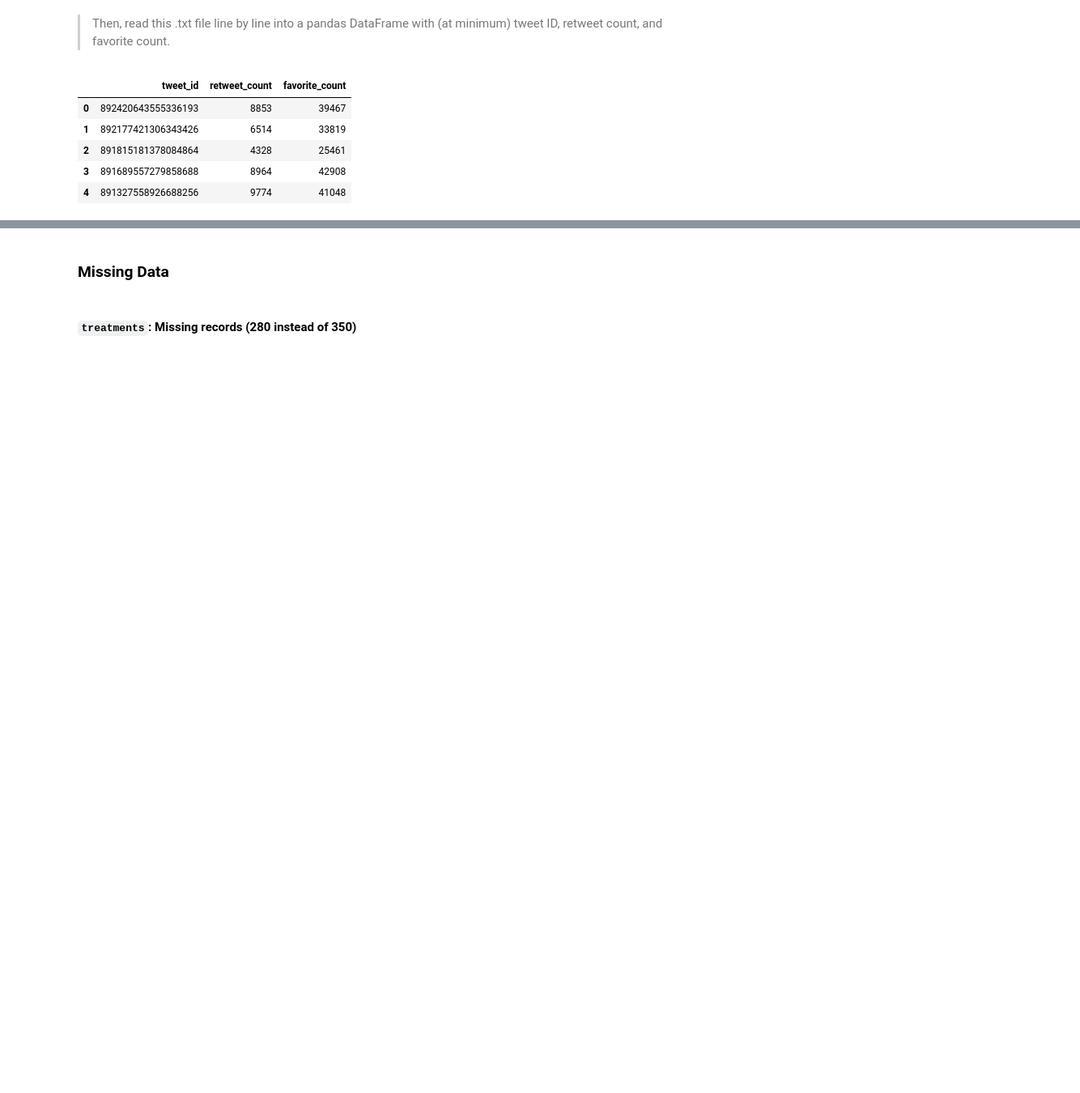
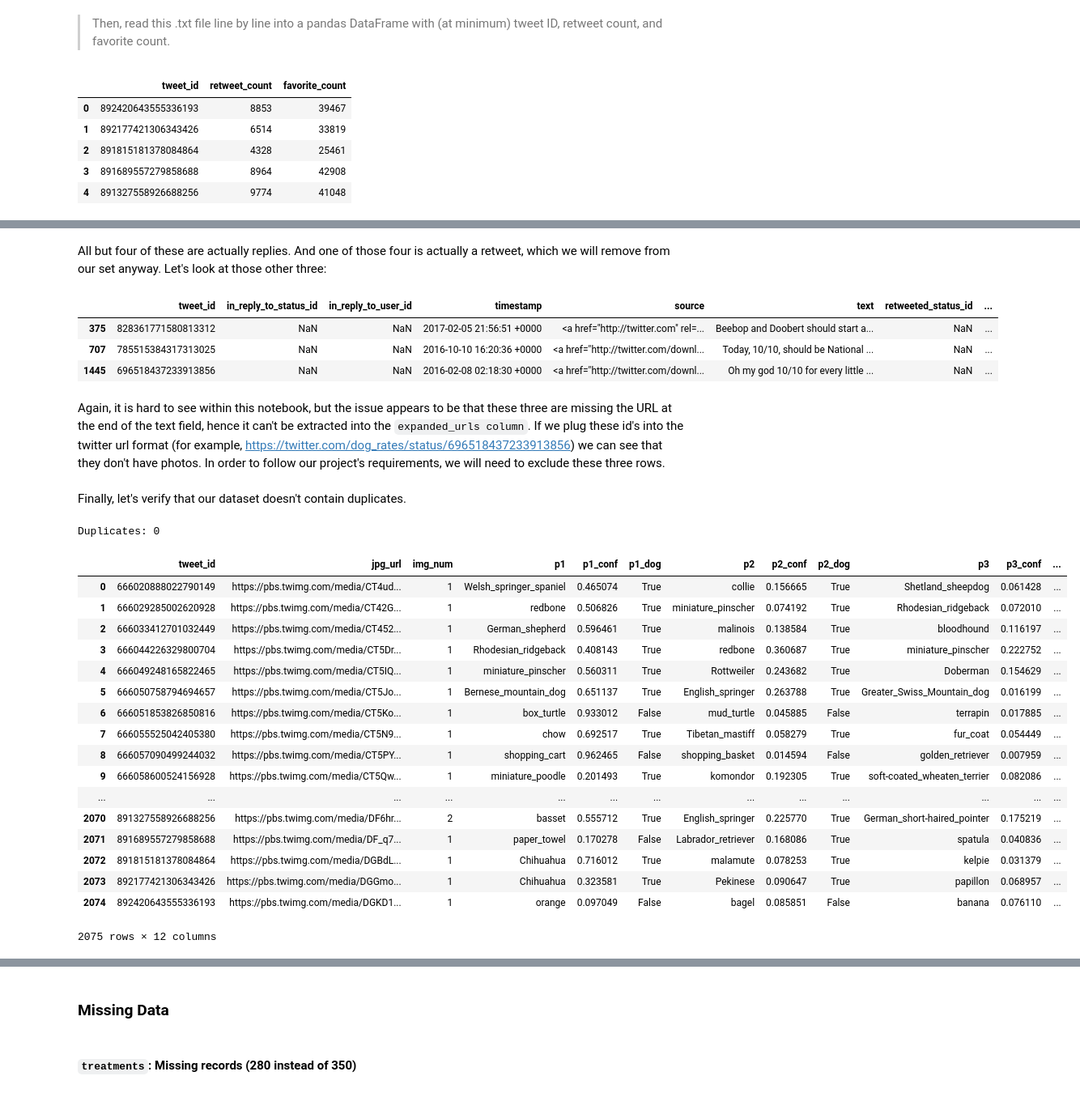
Before and after one commit to maleina/WeRateDogs-Twitter-Analysis, a Jupyter notebook: wrangle_act.ipynb, the cells around one changed output, grey strips where cells are left out. Shown at 81% size. Saved outputs shown, nothing was run; the diff lists cells and outputs as text; code cells hidden in the pictures; blank space fills up the shorter version.

Commit message:
feat: Add dataframe assessments

```diff
--- a/wrangle_act.ipynb
+++ b/wrangle_act.ipynb
@@ -83,8 +83,8 @@ if response.status_code == 200:
         file.write(response.content)
 # %%
 # Load the predictions into a Pandas dataframe.
-image_predictions =  pd.read_csv('image_predictions.tsv', sep='\t')
-image_predictions.head()
+df_image_predictions =  pd.read_csv('image_predictions.tsv', sep='\t')
+df_image_predictions.head()
 # %% [output]
 |  | tweet_id | jpg_url | img_num | p1 | p1_conf | p1_dog | p2 | p2_conf | p2_dog | p3 | p3_conf | ... |
 | 0 | 666020888022790149 | https://pbs.twimg.com/media/CT4ud... | 1 | Welsh_springer_spaniel | 0.465074 | True | collie | 0.156665 | True | Shetland_sheepdog | 0.061428 | ... |
@@ -198,0 +314,40 @@ Let's start the process by printing out each of our three dataframes.
+# %% [markdown]
+All but four of these are actually replies. And one of those four is actually a retweet, which we will remove from our set anyway. Let's look at those other three:
+# %%
+df_twitter_archive[(df_twitter_archive['tweet_id'] == 828361771580813312)
+                   | (df_twitter_archive['tweet_id'] == 785515384317313025)
+                   | (df_twitter_archive['tweet_id'] == 696518437233913856)]
+# %% [output]
+|  | tweet_id | in_reply_to_status_id | in_reply_to_user_id | timestamp | source | text | retweeted_status_id | ... |
+| 375 | 828361771580813312 | NaN | NaN | 2017-02-05 21:56:51 +0000 | <a href="http://twitter.com" rel=... | Beebop and Doobert should start a... | NaN | ... |
+| 707 | 785515384317313025 | NaN | NaN | 2016-10-10 16:20:36 +0000 | <a href="http://twitter.com/downl... | Today, 10/10, should be National ... | NaN | ... |
+| 1445 | 696518437233913856 | NaN | NaN | 2016-02-08 02:18:30 +0000 | <a href="http://twitter.com/downl... | Oh my god 10/10 for every little ... | NaN | ... |
+# %% [markdown]
+Again, it is hard to see within this notebook, but the issue appears to be that these three are missing the URL at the end of the text field, hence it can't be extracted into the `expanded_urls column`. If we plug these id's into the twitter url format (for example, https://twitter.com/dog_rates/status/696518437233913856) we can see that they don't have photos. In order to follow our project's requirements, we will need to exclude these three rows.
+# %% [markdown]
+Finally, let's verify that our dataset doesn't contain duplicates.
+# %%
+print('Duplicates: {}'.format(sum(df_twitter_archive.duplicated())))
+# %% [output]
+Duplicates: 0
+# %%
+df_image_predictions
+# %% [output]
+|  | tweet_id | jpg_url | img_num | p1 | p1_conf | p1_dog | p2 | p2_conf | p2_dog | p3 | p3_conf | ... |
+| 0 | 666020888022790149 | https://pbs.twimg.com/media/CT4ud... | 1 | Welsh_springer_spaniel | 0.465074 | True | collie | 0.156665 | True | Shetland_sheepdog | 0.061428 | ... |
+| 1 | 666029285002620928 | https://pbs.twimg.com/media/CT42G... | 1 | redbone | 0.506826 | True | miniature_pinscher | 0.074192 | True | Rhodesian_ridgeback | 0.072010 | ... |
+| 2 | 666033412701032449 | https://pbs.twimg.com/media/CT452... | 1 | German_shepherd | 0.596461 | True | malinois | 0.138584 | True | bloodhound | 0.116197 | ... |
+| 3 | 666044226329800704 | https://pbs.twimg.com/media/CT5Dr... | 1 | Rhodesian_ridgeback | 0.408143 | True | redbone | 0.360687 | True | miniature_pinscher | 0.222752 | ... |
+| 4 | 666049248165822465 | https://pbs.twimg.com/media/CT5IQ... | 1 | miniature_pinscher | 0.560311 | True | Rottweiler | 0.243682 | True | Doberman | 0.154629 | ... |
+| 5 | 666050758794694657 | https://pbs.twimg.com/media/CT5Jo... | 1 | Bernese_mountain_dog | 0.651137 | True | English_springer | 0.263788 | True | Greater_Swiss_Mountain_dog | 0.016199 | ... |
+| 6 | 666051853826850816 | https://pbs.twimg.com/media/CT5Ko... | 1 | box_turtle | 0.933012 | False | mud_turtle | 0.045885 | False | terrapin | 0.017885 | ... |
+| 7 | 666055525042405380 | https://pbs.twimg.com/media/CT5N9... | 1 | chow | 0.692517 | True | Tibetan_mastiff | 0.058279 | True | fur_coat | 0.054449 | ... |
+| 8 | 666057090499244032 | https://pbs.twimg.com/media/CT5PY... | 1 | shopping_cart | 0.962465 | False | shopping_basket | 0.014594 | False | golden_retriever | 0.007959 | ... |
+| 9 | 666058600524156928 | https://pbs.twimg.com/media/CT5Qw... | 1 | miniature_poodle | 0.201493 | True | komondor | 0.192305 | True | soft-coated_wheaten_terrier | 0.082086 | ... |
+| ... | ... | ... | ... | ... | ... | ... | ... | ... | ... | ... | ... | ... |
+| 2070 | 891327558926688256 | https://pbs.twimg.com/media/DF6hr... | 2 | basset | 0.555712 | True | English_springer | 0.225770 | True | German_short-haired_pointer | 0.175219 | ... |
+| 2071 | 891689557279858688 | https://pbs.twimg.com/media/DF_q7... | 1 | paper_towel | 0.170278 | False | Labrador_retriever | 0.168086 | True | spatula | 0.040836 | ... |
+| 2072 | 891815181378084864 | https://pbs.twimg.com/media/DGBdL... | 1 | Chihuahua | 0.716012 | True | malamute | 0.078253 | True | kelpie | 0.031379 | ... |
+| 2073 | 892177421306343426 | https://pbs.twimg.com/media/DGGmo... | 1 | Chihuahua | 0.323581 | True | Pekinese | 0.090647 | True | papillon | 0.068957 | ... |
+| 2074 | 892420643555336193 | https://pbs.twimg.com/media/DGKD1... | 1 | orange | 0.097049 | False | bagel | 0.085851 | False | banana | 0.076110 | ... |
+2075 rows × 12 columns
```
Also changed, not shown: parts of 45 cells of this notebook.
